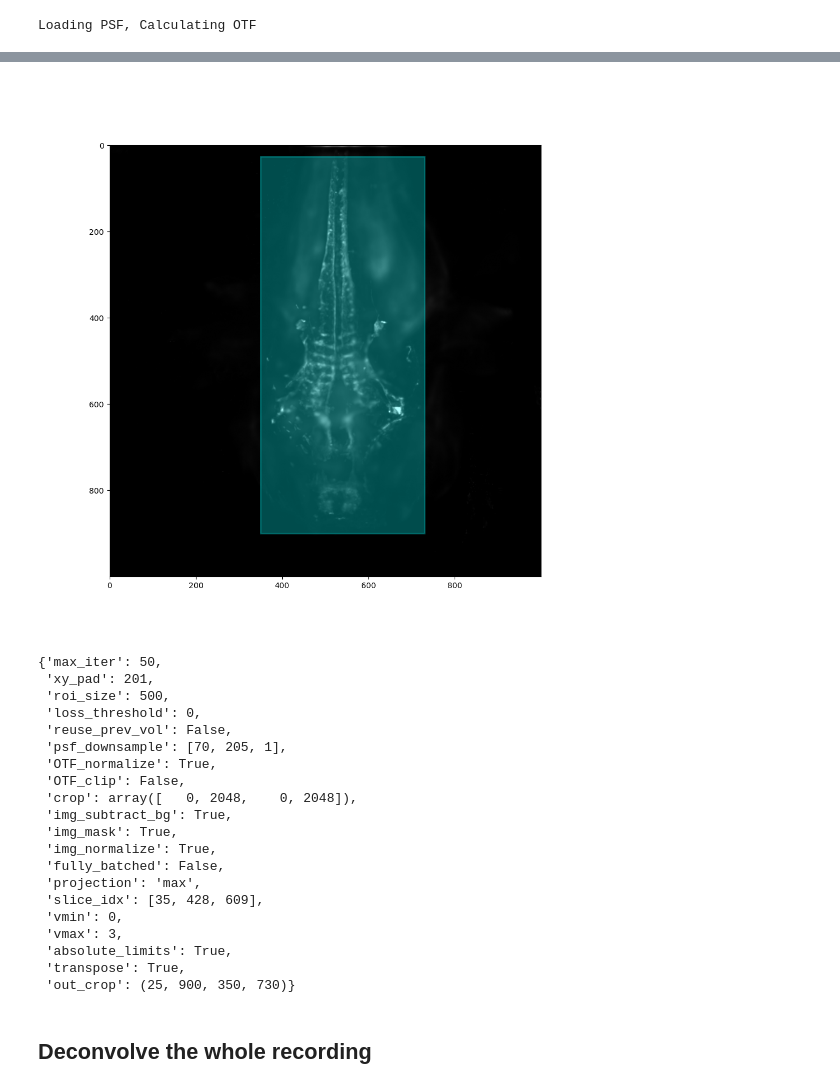
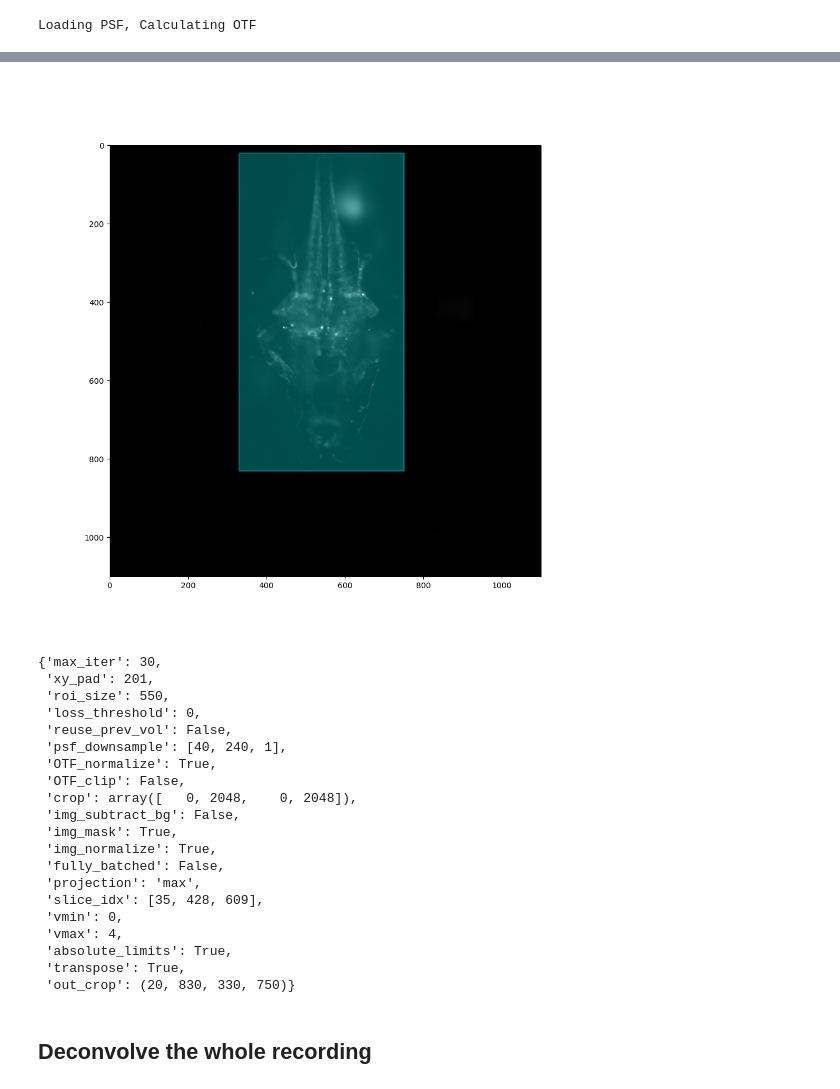
Before and after one commit to LukBorn/LFM, a Jupyter notebook: imaging/deconvolve_recording.ipynb, the cells around one changed output, grey strips where cells are left out. Saved outputs shown, nothing was run; the diff lists cells and outputs as text; code cells hidden in the pictures.

```diff
--- a/imaging/deconvolve_recording.ipynb
+++ b/imaging/deconvolve_recording.ipynb
@@ -55,8 +56,8 @@ for file in sorted(pathlib.Path(os.path.expanduser(pn_bg)).iterdir()):
 20250819_1316_LB_5fps_bg.npy
 20250819_1730_LB_25x_75fps_bg.npy
 # %%
-# pn_rec = r"Y:/hpc/r/lfm2025/recordings"
-pn_rec = r"~/hpc-r/lfm2025/recordings/2025_0818_zf_audiostim"
+# pn_rec = r"~/hpc-r/lfm2025/recordings"
+pn_rec = r"~/hpc-r/lfm2025/recordings"
 includes = ['']
 excludes = ["bg"]
 
@@ -92,7 +93,7 @@ pn_bg = r"~/hpc-rw/lfm/bg"
 url_home = r"/home/lubo12/"
 pn_out = r"~/hpc-rw/lfm/results"
 
-dataset_name = "20250818_2107_LB_zf552_f25x_f2_audiostim_75fps_2"
+dataset_name = "20250902_1756_LB_ZF552_f1_stim2_3"
 psf_name = "20250819_1203_PSF_LB_25x_5fps"
 bg_name = "20250819_1730_LB_25x_75fps_bg.npy"
 
@@ -150,27 +187,26 @@ ax[1].set_ylim(0,100000)
 import reconstruction
 importlib.reload(reconstruction)
 from reconstruction import reconstruct_vols_from_imgs
-img_idx = [25,26,1]
+img_idx = [325,326,1]
 # print(f"PSF zspacing: {np.abs(np.diff(psf["z_positions"][::2])).mean()*1000} um")
 objs, mips, losses, kwargs = reconstruct_vols_from_imgs(paths,
                                                         img_idx=img_idx,
                                                         crop = crop,
-                                                        max_iter = 50,
-                                                        roi_size=500,
-                                                        loss_threshold=0,
+                                                        max_iter = 30, #if the deconv is to blurry increase, if there is too much noise decrease
+                                                        roi_size=550, # if any part of the fish is cut off at teh edge increase this, otherwise decrease this
+
                                                         reuse_prev_vol = False,
-                                                        psf_downsample = [70,205,1],
+                                                        psf_downsample = [40,240,1],
                                                         OTF_normalize=True,
                                                         OTF_clip=False,
-                                                        img_subtract_bg=True,
+                                                        img_subtract_bg=False,
                                                         img_mask=True,
                                                         img_normalize=True,
                                                         plot_decon=True,
-                                                        fully_batched=False,
                                                         projection="max",
-                                                        slice_idx=[35,428,609],
+                                                        slice_idx=[35,428,609], #the slice to plot if the projection is "slice"
                                                         vmin=0,
-                                                        vmax=3,
+                                                        vmax=4,
                                                         absolute_limits=True)
 # %% [output]
 Loading PSF, Calculating OTF
@@ -196,41 +232,42 @@ OrthoViewsWidget(coords=[64, 496, 496], sar=[1.0, 1.0, 1.0], src=['data:video/mp
 # %%
-x1, y1 = 350, 25 #top left
-x2, y2 = 730, 900 #bottom right
+x1, y1 = 330, 20 #top left
+x2, y2 = 750, 830 #bottom right
 fig, ax = plt.subplots(1,1,figsize=(10,10))
 ax.imshow(objs[0].max(axis=0), cmap = "gray", vmax=4)
 rect = plt.Rectangle(
         (x1, y1), x2 - x1, y2 - y1,
         linewidth=2, edgecolor="cyan", facecolor="cyan", alpha=0.3
     )
 ax.add_patch(rect)
 out_crop = (y1,y2,x1,x2)
 kwargs["out_crop"] = out_crop
 # %% [output]
-[figure, old version]
+[figure, new version]
 # %%
-# kwargs["vmax"] = 3
+kwargs["vmax"] = 4
 kwargs["transpose"]=True
+kwargs["max_iter"] = 30
 kwargs
 # %% [output]
-{'max_iter': 50,
+{'max_iter': 30,
  'xy_pad': 201,
- 'roi_size': 500,
+ 'roi_size': 550,
  'loss_threshold': 0,
  'reuse_prev_vol': False,
- 'psf_downsample': [70, 205, 1],
+ 'psf_downsample': [40, 240, 1],
  'OTF_normalize': True,
  'OTF_clip': False,
  'crop': array([   0, 2048,    0, 2048]),
- 'img_subtract_bg': True,
+ 'img_subtract_bg': False,
  'img_mask': True,
  'img_normalize': True,
  'fully_batched': False,
  'projection': 'max',
  'slice_idx': [35, 428, 609],
  'vmin': 0,
- 'vmax': 3,
+ 'vmax': 4,
  'absolute_limits': True,
  'transpose': True,
- 'out_crop': (25, 900, 350, 730)}
+ 'out_crop': (20, 830, 330, 750)}
 # %% [markdown]
 ## Deconvolve the whole recording
```
Also changed, not shown: parts of 29 cells of this notebook, 9 other files.
